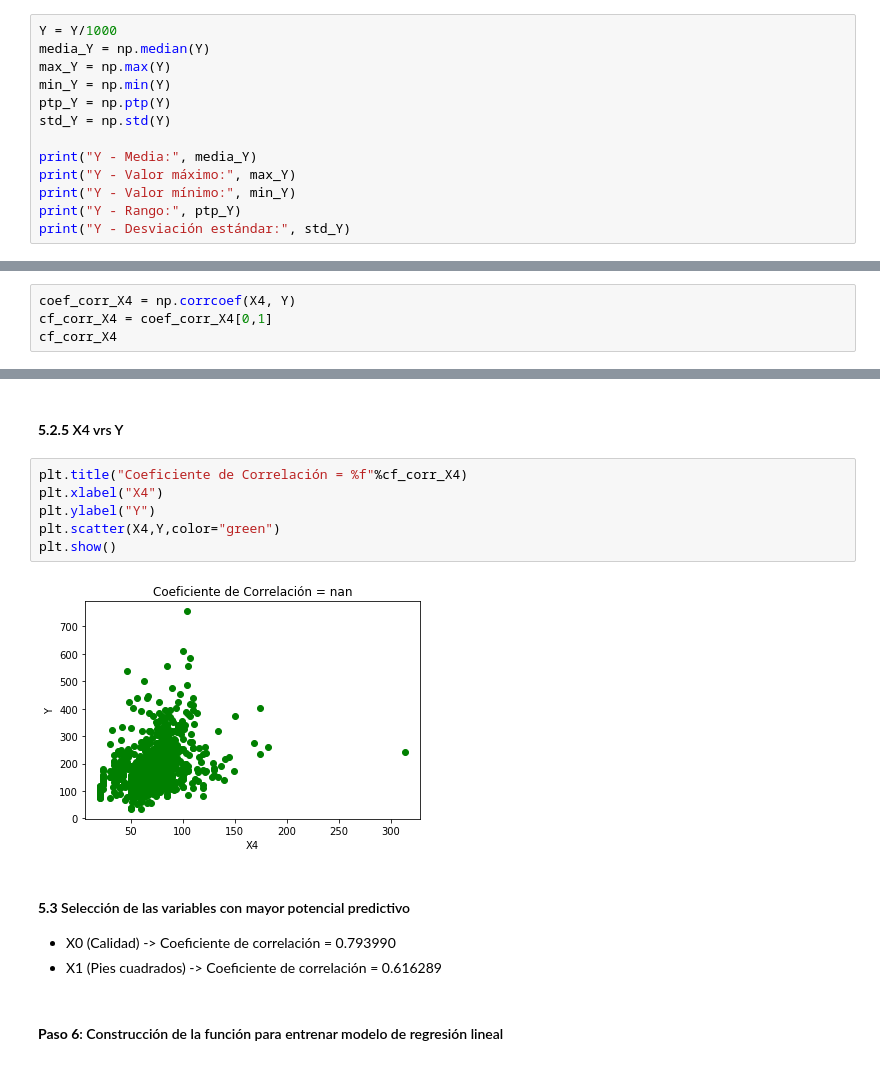
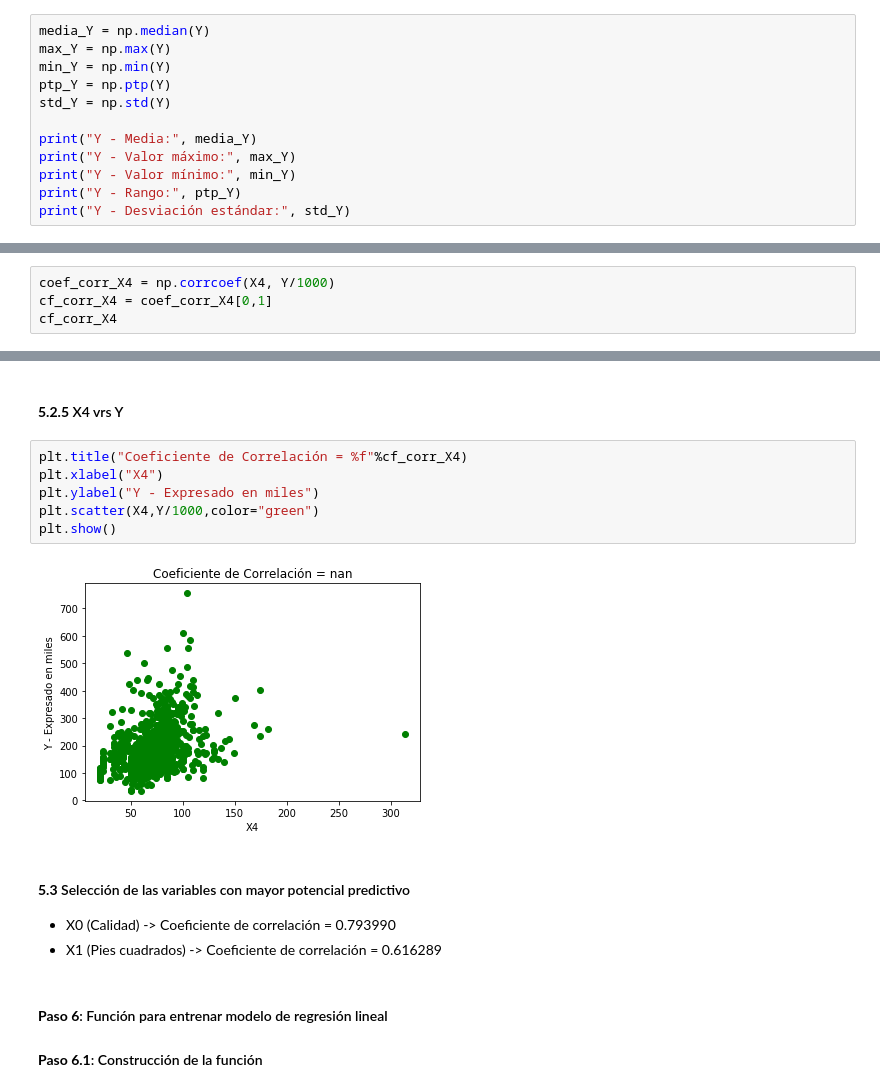
Before and after one commit to estuardozapeta/Python-Proyecto, a Jupyter notebook: Proyecto.ipynb, the cells around one changed output, grey strips where cells are left out. Cells and saved outputs as stored; diff of their text form.

```diff
--- a/Proyecto.ipynb
+++ b/Proyecto.ipynb
@@ -43,7 +44,6 @@ X4 = set_entreno[:,5]
 # %% [markdown]
 #### **4.1.2**: Calculos estadísticos para la variable "**Y**" (Precio de venta)
 # %%
-Y = Y/1000
 media_Y = np.median(Y)
 max_Y = np.max(Y)
 min_Y = np.min(Y)
@@ -239,7 +240,7 @@ cf_corr_X3
 # %% [markdown]
 #### **5.1.5** Coeficiente de Correlación para la variable **X4**
 # %%
-coef_corr_X4 = np.corrcoef(X4, Y)
+coef_corr_X4 = np.corrcoef(X4, Y/1000)
 cf_corr_X4 = coef_corr_X4[0,1]
 cf_corr_X4
 # %% [output]
@@ -290,16 +291,17 @@ plt.show()
 # %%
 plt.title("Coeficiente de Correlación = %f"%cf_corr_X4)
 plt.xlabel("X4")
-plt.ylabel("Y")
-plt.scatter(X4,Y,color="green")
+plt.ylabel("Y - Expresado en miles")
+plt.scatter(X4,Y/1000,color="green")
 plt.show()
 # %% [output]
-[figure, old version]
+[figure, new version]
 # %% [markdown]
 #### **5.3** Selección de las variables con mayor potencial predictivo
 
 * X0 (Calidad) -> Coeficiente de correlación = 0.793990
 * X1 (Pies cuadrados) -> Coeficiente de correlación = 0.616289
 # %% [markdown]
-#### **Paso 6**: Construcción de la función para entrenar modelo de regresión lineal
+#### **Paso 6**: Función para entrenar modelo de regresión lineal
+#### **Paso 6.1**: Construcción de la función
 # %%
```
Also changed, not shown: parts of 33 cells of this notebook.
